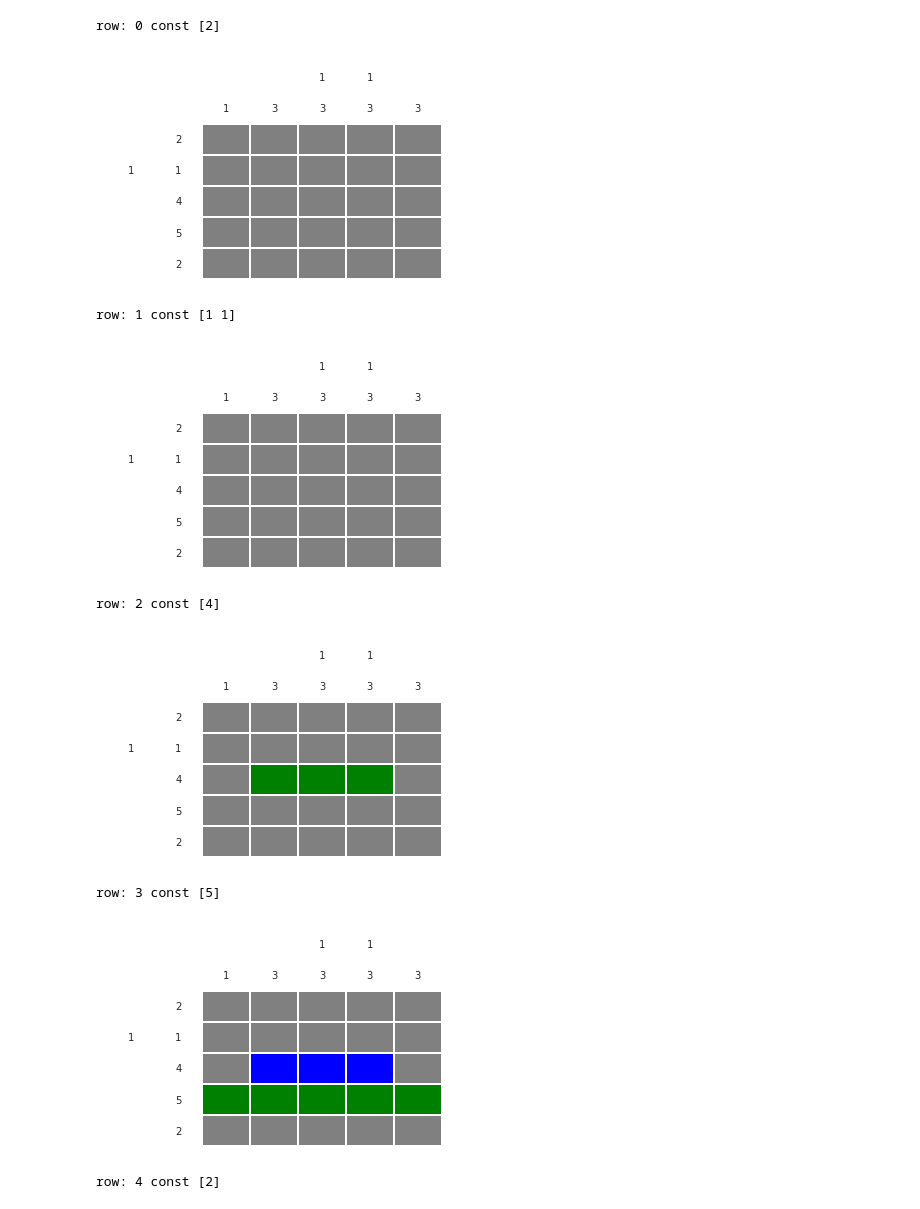
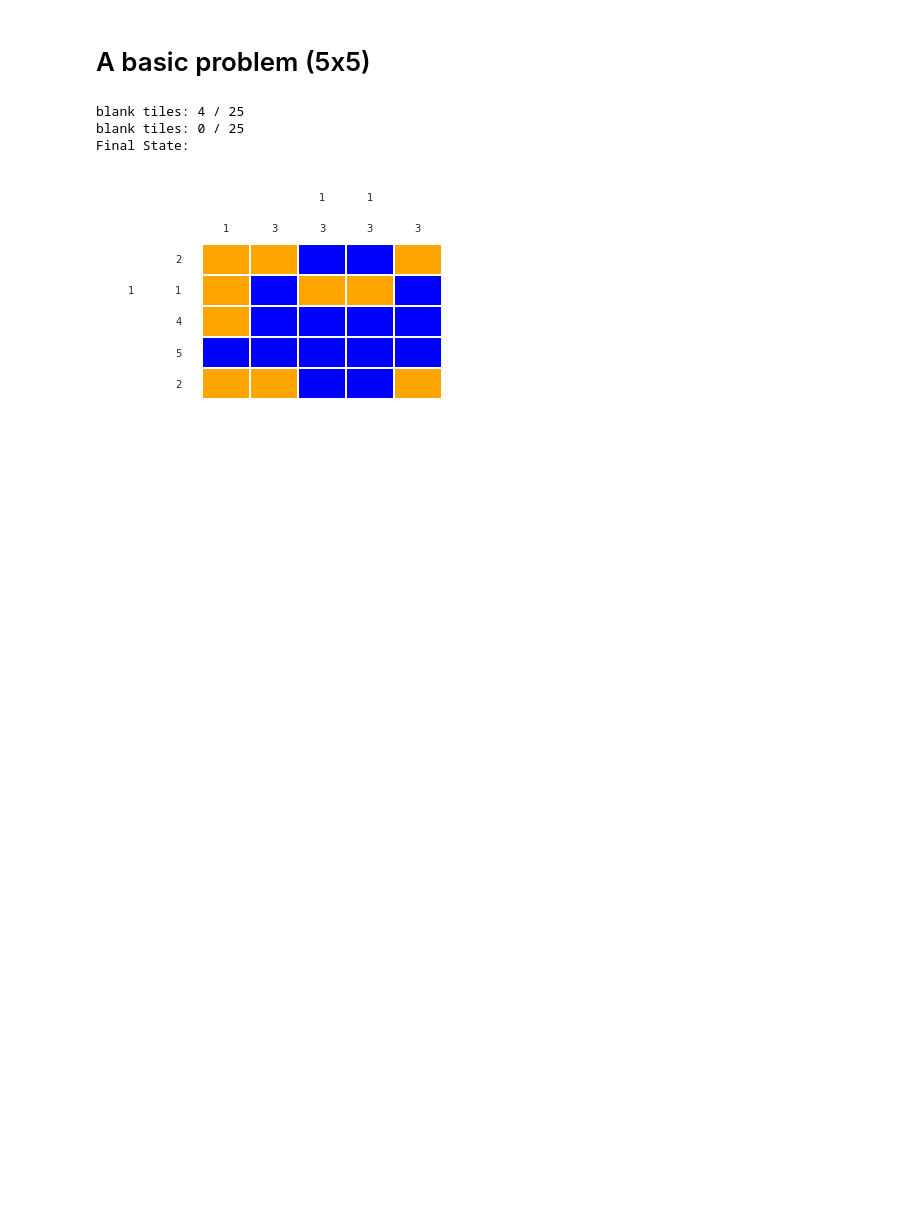
Before and after one commit to sabrikaragonen/nonogram-solver, a Jupyter notebook: Nonogram.ipynb, the cells around one changed output. Drawn from its saved outputs; the diff is of its cells as text; code cells hidden in the pictures; blank space fills up the shorter version.

```diff
--- a/Nonogram.ipynb
+++ b/Nonogram.ipynb
@@ -172,15 +205,24 @@ class Nonogram(object):
+# %% [markdown]
+# A basic problem (5x5)
 # %%
-rows = '2 1,1 4 5 2'
-cols = '1 3 1,3 1,3 3'
-game = Nonogram(rows, cols)
+rows = [
+    [2],
+    [1,1],
+    [4],
+    [5],
+    [2]
+]
+cols = [
+    [1],
+    [3],
+    [1,3],
+    [1,3],
+    [3]
+]
+game = Nonogram().init_from_array(rows, cols)
 game.solve()
 # %% [output]
-row: 0 const [2]
+blank tiles: 4 / 25
+blank tiles: 0 / 25
+Final State:
-[figure, old version]
+[figure, new version]
-row: 1 const [1 1]
-[figure, removed]
-row: 2 const [4]
-[figure, removed]
-row: 3 const [5]
-[figure, removed]
-row: 4 const [2]
```
Also changed, not shown: parts of 8 cells of this notebook.
